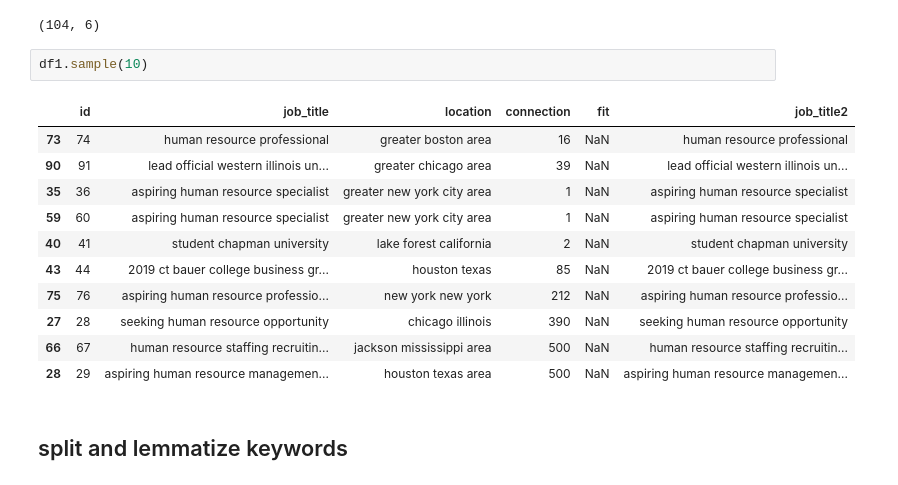
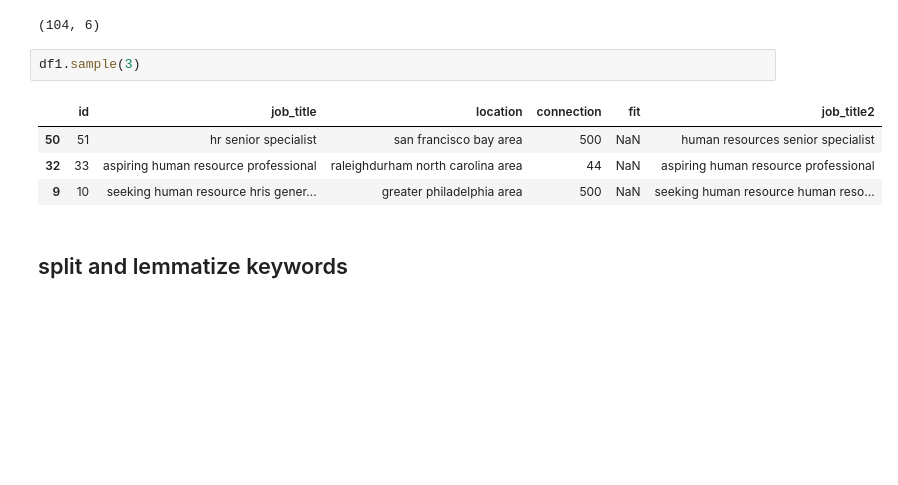
Before and after one commit to dgarbato/fvaImVAvfrRAKHdO, a Jupyter notebook: proj3 text preprocessing.ipynb, the cells around one changed output. Drawn from its saved outputs; the diff is of its cells as text; blank space fills up the shorter version.

```diff
--- a/proj3 text preprocessing.ipynb
+++ b/proj3 text preprocessing.ipynb
@@ -573,19 +517,12 @@ df1.shape
 # %% [output]
 (104, 6)
 # %%
-df1.sample(10)
+df1.sample(3)
 # %% [output]
 |  | id | job_title | location | connection | fit | job_title2 |
-| 73 | 74 | human resource professional | greater boston area | 16 | NaN | human resource professional |
-| 90 | 91 | lead official western illinois un... | greater chicago area | 39 | NaN | lead official western illinois un... |
-| 35 | 36 | aspiring human resource specialist | greater new york city area | 1 | NaN | aspiring human resource specialist |
-| 59 | 60 | aspiring human resource specialist | greater new york city area | 1 | NaN | aspiring human resource specialist |
-| 40 | 41 | student chapman university | lake forest california | 2 | NaN | student chapman university |
-| 43 | 44 | 2019 ct bauer college business gr... | houston texas | 85 | NaN | 2019 ct bauer college business gr... |
-| 75 | 76 | aspiring human resource professio... | new york new york | 212 | NaN | aspiring human resource professio... |
-| 27 | 28 | seeking human resource opportunity | chicago illinois | 390 | NaN | seeking human resource opportunity |
-| 66 | 67 | human resource staffing recruitin... | jackson mississippi area | 500 | NaN | human resource staffing recruitin... |
-| 28 | 29 | aspiring human resource managemen... | houston texas area | 500 | NaN | aspiring human resource managemen... |
+| 50 | 51 | hr senior specialist | san francisco bay area | 500 | NaN | human resources senior specialist |
+| 32 | 33 | aspiring human resource professional | raleighdurham north carolina area | 44 | NaN | aspiring human resource professional |
+| 9 | 10 | seeking human resource hris gener... | greater philadelphia area | 500 | NaN | seeking human resource human reso... |
 # %% [markdown]
 ## split and lemmatize keywords
 # %%
```
Also changed, not shown: parts of 74 cells of this notebook.
